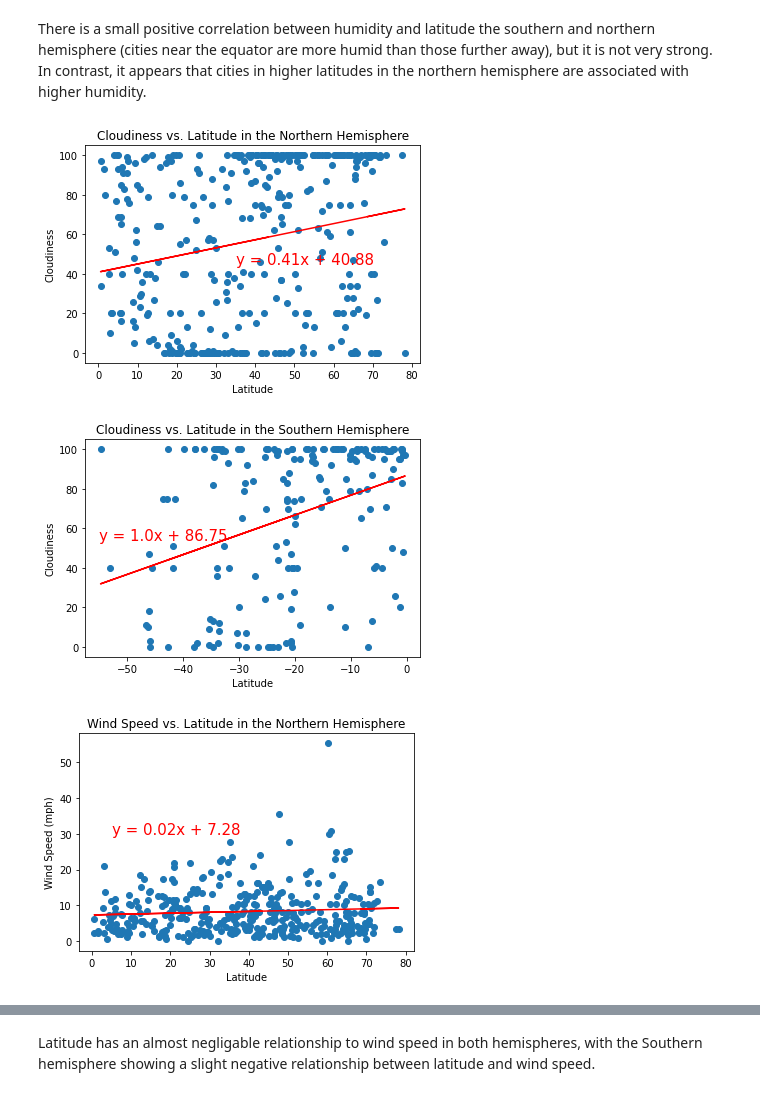
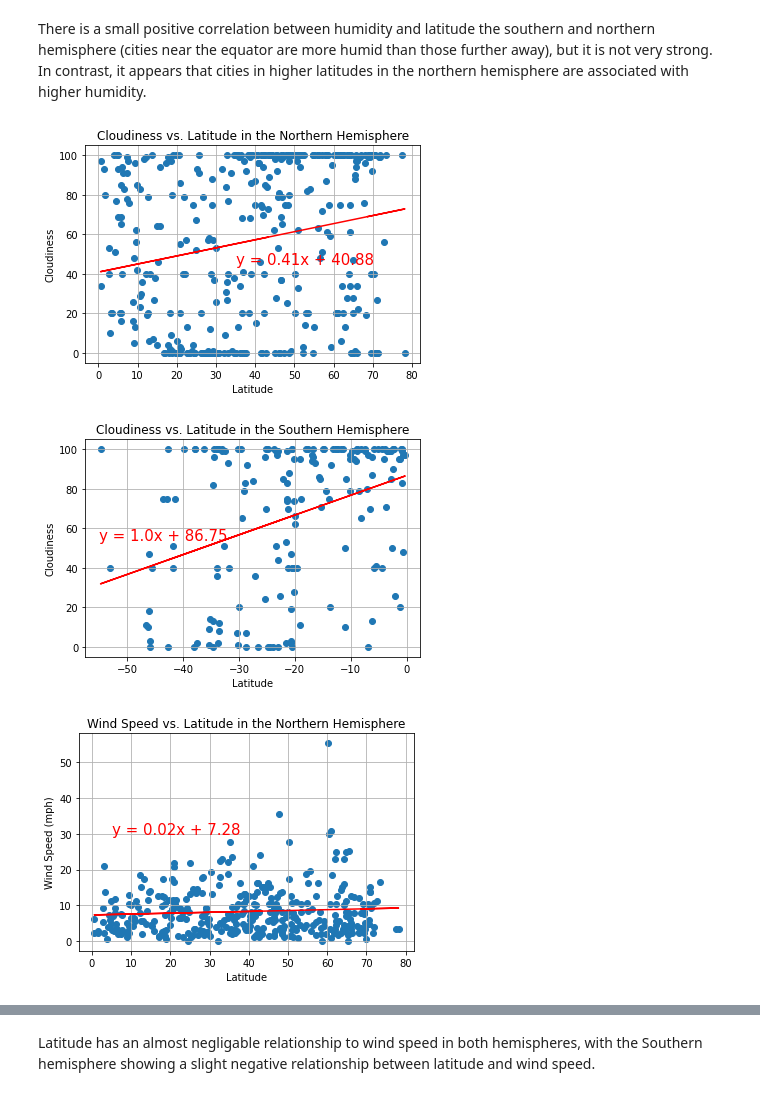
Before and after one commit to gabriellaburns/python-api-challenge, a Jupyter notebook: weatherpy/weatherpy.ipynb, the cells around one changed output, grey strips where cells are left out. Drawn from its saved outputs; the diff is of its cells as text; code cells hidden in the pictures.

```diff
--- a/weatherpy/weatherpy.ipynb
+++ b/weatherpy/weatherpy.ipynb
@@ -123,3 +123,6 @@ city_df = pd.DataFrame({"City":city_name_list,
 
 #export to csv
 city_df.to_csv(output_data_file)
+# %%
+city_df = pd.read_csv(output_data_file)
+city_df
@@ -306,9 +327,10 @@ plt.annotate(line_eq,(35,45),fontsize=15,color="red")
 plt.title("Cloudiness vs. Latitude in the Northern Hemisphere")
 plt.ylabel('Cloudiness')
 plt.xlabel('Latitude')
-plt.show()
+plt.grid()
+plt.savefig("cloud_regression_n.png")
 # %% [output]
-[figure, old version]
+[figure, new version]
 # %%
 y_values = south['Cloudiness']
 x_values = south['Lat']
@@ -321,24 +343,26 @@ plt.annotate(line_eq,(-55, 54),fontsize=15,color="red")
 plt.title("Cloudiness vs. Latitude in the Southern Hemisphere")
 plt.ylabel('Cloudiness')
 plt.xlabel('Latitude')
-plt.show()
+plt.grid()
+plt.savefig("cloud_regression_s.png")
 # %% [output]
-[figure, old version]
+[figure, new version]
 # %%
 y_values = north['Wind Speed']
 x_values = north['Lat']
 (slope, intercept, rvalue, pvalue, stderr) = linregress(x_values, y_values)
 regress_values = x_values * slope + intercept
 line_eq = "y = " + str(round(slope,2)) + "x + " + str(round(intercept,2))
 plt.scatter(x_values,y_values)
 plt.plot(x_values,regress_values,"r-")
 plt.annotate(line_eq,(5,30),fontsize=15,color="red")
 plt.title("Wind Speed vs. Latitude in the Northern Hemisphere")
 plt.ylabel('Wind Speed (mph)')
 plt.xlabel('Latitude')
-plt.show()
+plt.grid()
+plt.savefig("wind_regression_n.png")
 # %% [output]
-[figure, old version]
+[figure, new version]
 # %%
 y_values = south['Wind Speed']
 x_values = south['Lat']
```
Also changed, not shown: parts of 10 cells of this notebook, 16 other files.
